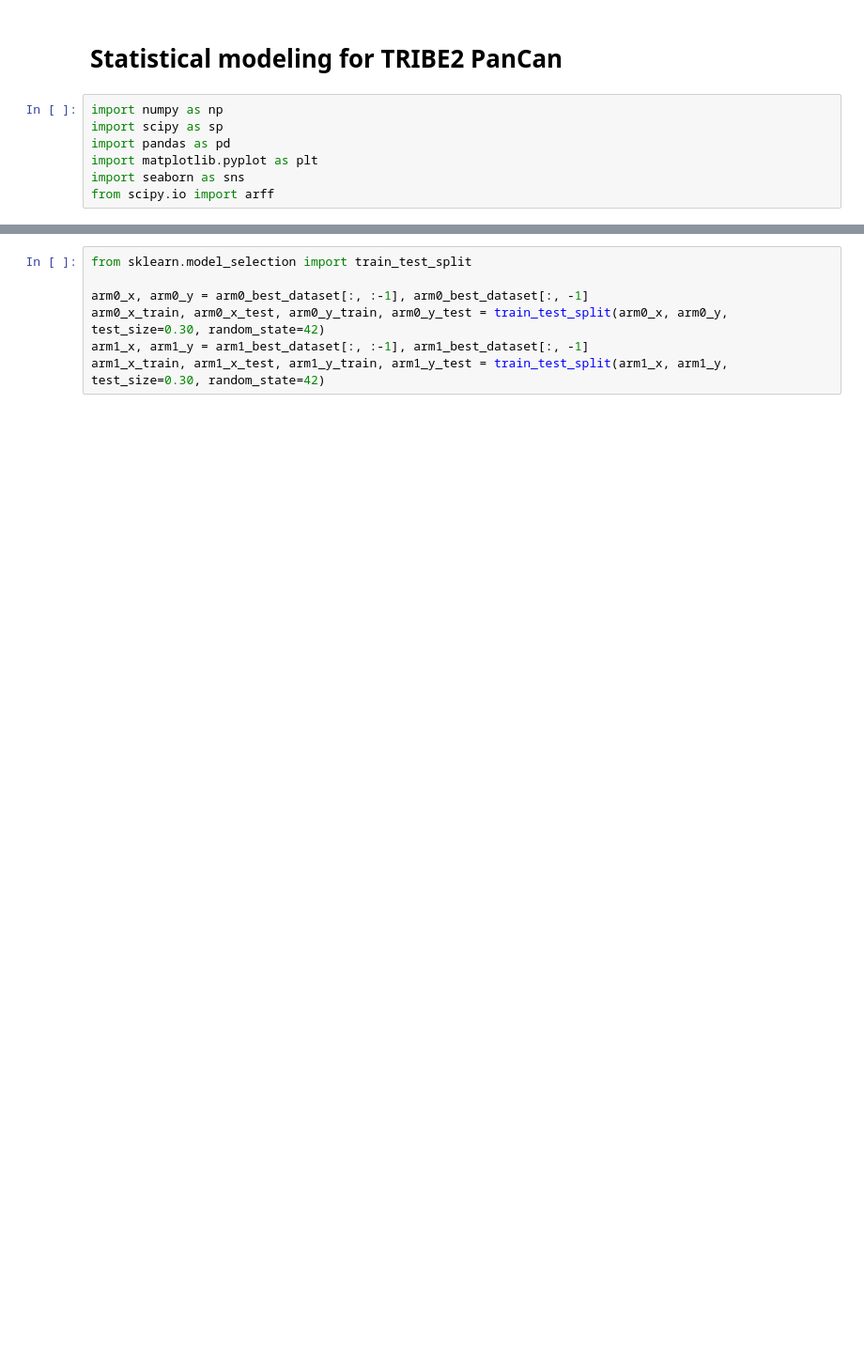
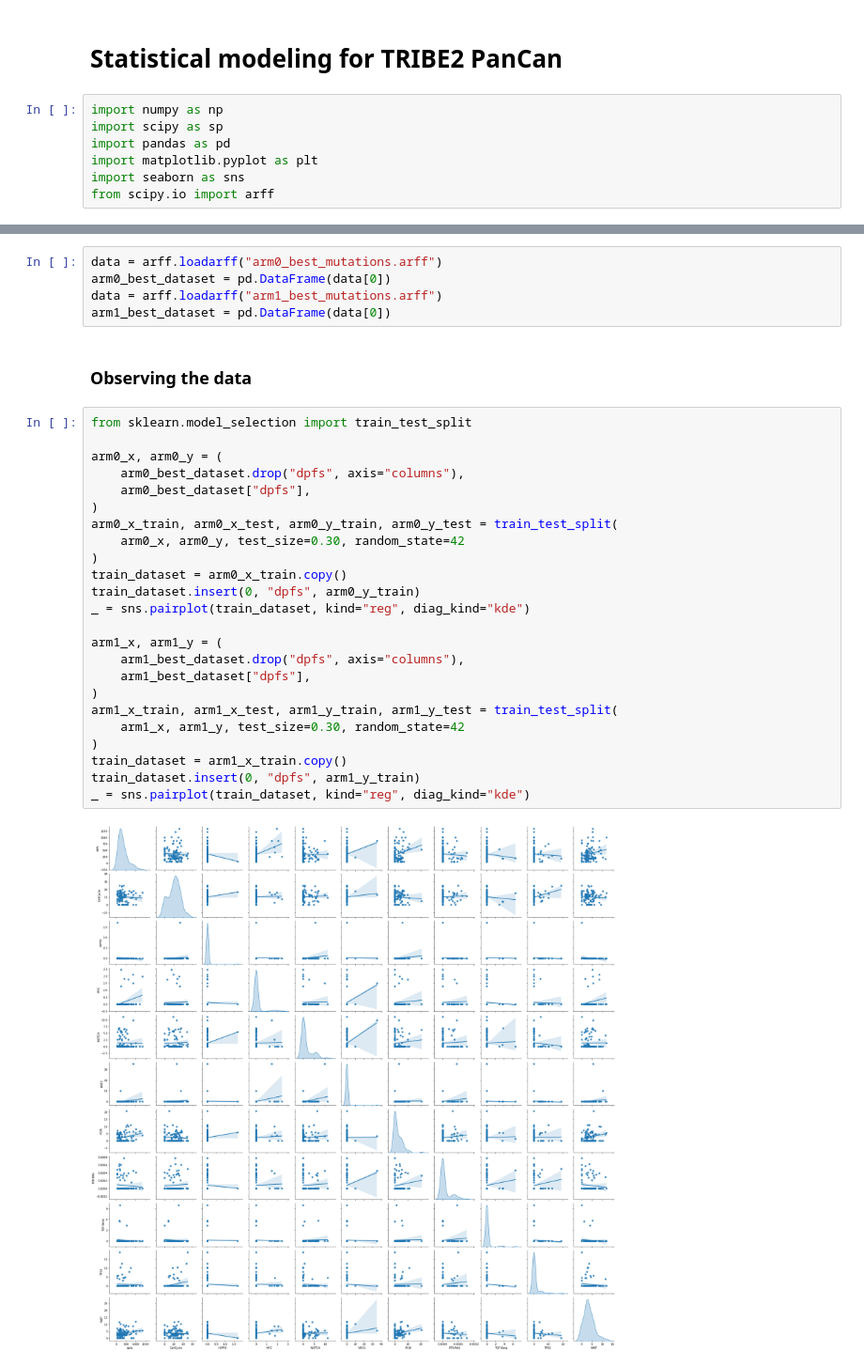
Before and after one commit to sykhro/cancol-analysis, a Jupyter notebook: pancan-modelling.ipynb, the cells around one changed output, grey strips where cells are left out. Shown at 94% size. Drawn from its saved outputs; the diff is of its cells as text; blank space fills up the shorter version.

```diff
--- a/pancan-modelling.ipynb
+++ b/pancan-modelling.ipynb
@@ -17,7 +13,33 @@ arm1_best_dataset = np.loadtxt(
+# %%
+data = arff.loadarff("arm0_best_mutations.arff")
+arm0_best_dataset = pd.DataFrame(data[0])
+data = arff.loadarff("arm1_best_mutations.arff")
+arm1_best_dataset = pd.DataFrame(data[0])
+# %% [markdown]
+### Observing the data
 # %%
 from sklearn.model_selection import train_test_split
 
-arm0_x, arm0_y = arm0_best_dataset[:, :-1], arm0_best_dataset[:, -1]
-arm0_x_train, arm0_x_test, arm0_y_train, arm0_y_test = train_test_split(arm0_x, arm0_y, test_size=0.30, random_state=42)
-arm1_x, arm1_y = arm1_best_dataset[:, :-1], arm1_best_dataset[:, -1]
-arm1_x_train, arm1_x_test, arm1_y_train, arm1_y_test = train_test_split(arm1_x, arm1_y, test_size=0.30, random_state=42)
+arm0_x, arm0_y = (
+    arm0_best_dataset.drop("dpfs", axis="columns"),
+    arm0_best_dataset["dpfs"],
+)
+arm0_x_train, arm0_x_test, arm0_y_train, arm0_y_test = train_test_split(
+    arm0_x, arm0_y, test_size=0.30, random_state=42
+)
+train_dataset = arm0_x_train.copy()
+train_dataset.insert(0, "dpfs", arm0_y_train)
+_ = sns.pairplot(train_dataset, kind="reg", diag_kind="kde")
+
+arm1_x, arm1_y = (
+    arm1_best_dataset.drop("dpfs", axis="columns"),
+    arm1_best_dataset["dpfs"],
+)
+arm1_x_train, arm1_x_test, arm1_y_train, arm1_y_test = train_test_split(
+    arm1_x, arm1_y, test_size=0.30, random_state=42
+)
+train_dataset = arm1_x_train.copy()
+train_dataset.insert(0, "dpfs", arm1_y_train)
+_ = sns.pairplot(train_dataset, kind="reg", diag_kind="kde")
+# %% [output]
+[figure, added]
```
Also changed, not shown: parts of 31 cells of this notebook, 2 other files.
